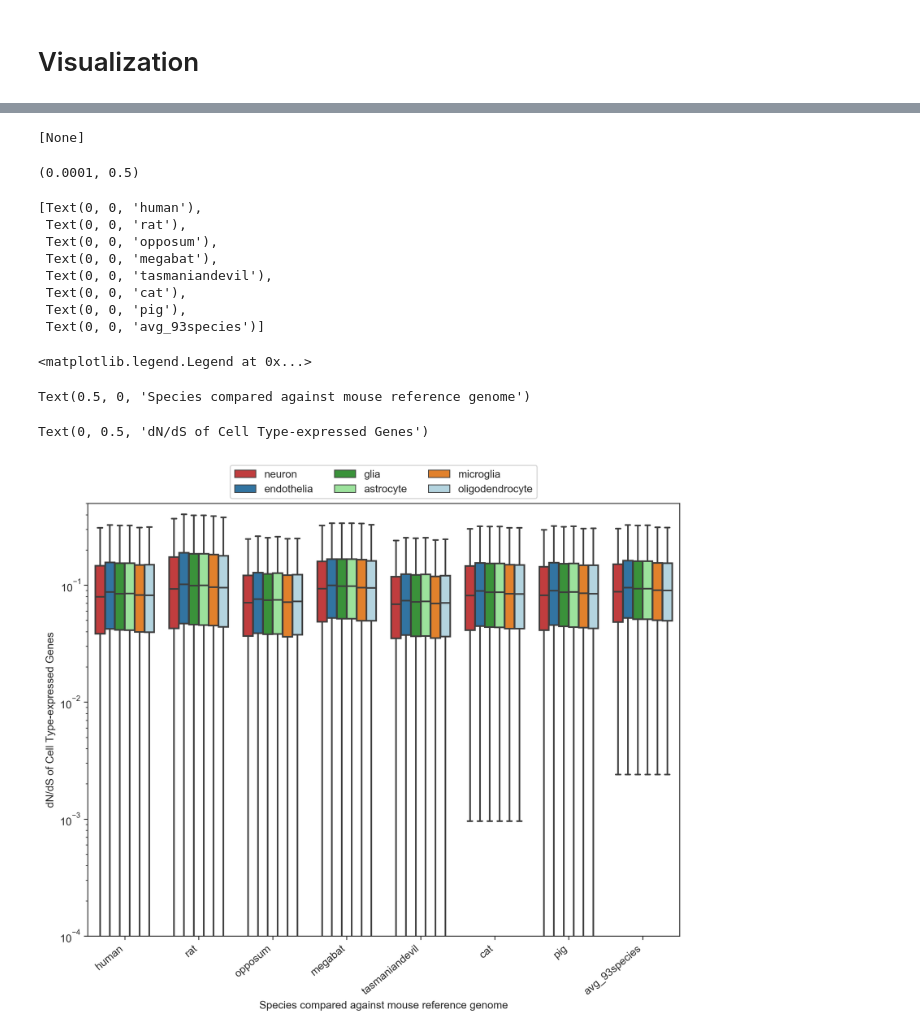
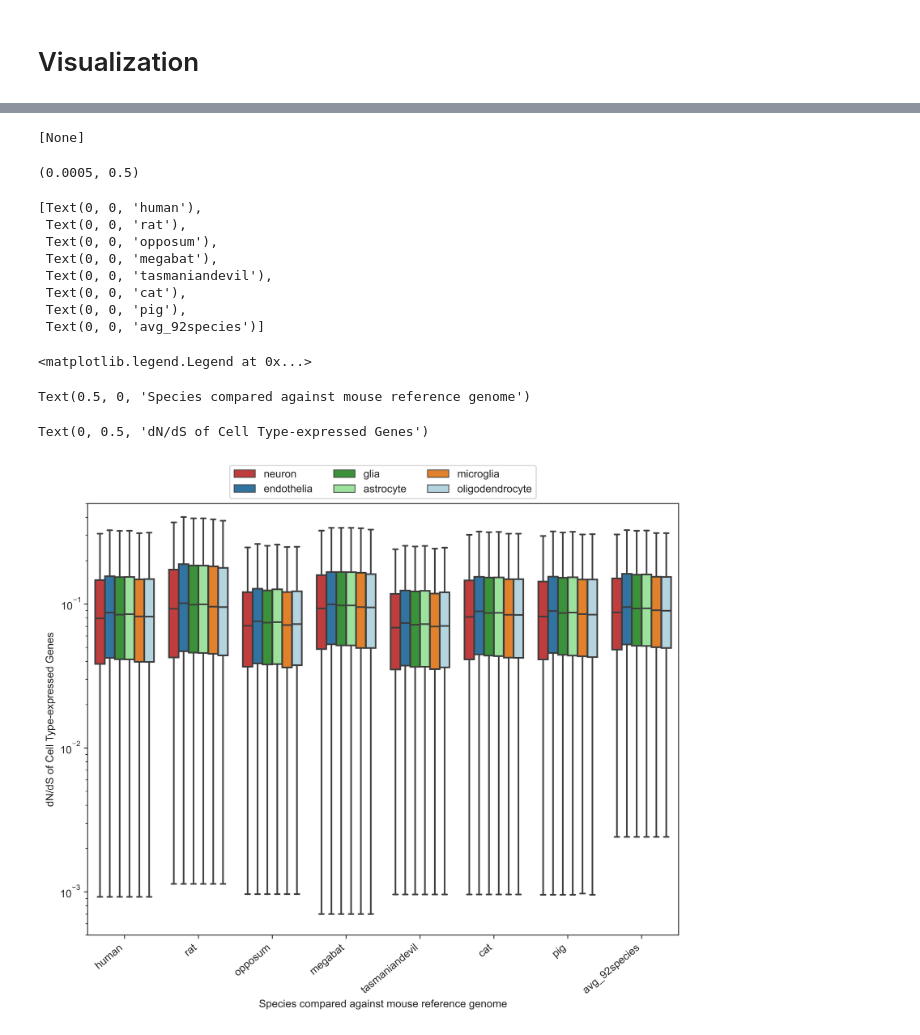
Before and after one commit to VeritatemAmo/neuron-glia-dNdS, a Jupyter notebook: jupyter_notebooks/mouse.celltype-expressed.stats_and_figures.ipynb, the cells around one changed output, grey strips where cells are left out. Saved outputs shown, nothing was run; the diff lists cells and outputs as text; code cells hidden in the pictures.

Commit message:
bar plot for cell type expressed genes' dNdS, redone with zero values removed

```diff
--- a/jupyter_notebooks/mouse.celltype-expressed.stats_and_figures.ipynb
+++ b/jupyter_notebooks/mouse.celltype-expressed.stats_and_figures.ipynb
@@ -15,7 +16,7 @@ pd.set_option('display.max_rows', 10)
 from scipy import stats
 import heapq
 # %%
-species_list=['human','rat','opposum','megabat','tasmaniandevil','cat','pig','avg_93species']
+species_list=['human','rat','opposum','megabat','tasmaniandevil','cat','pig','avg_92species'] # debug Oct 10, 2020: 92 species, not 93
 celltype_list=['neuron','endothelia','glia','astrocyte','microglia','oligodendrocyte']
 # %% [markdown]
 ### Descriptive Statistics: median and confidence interval
@@ -117,7 +134,7 @@ import matplotlib.pyplot as plt
 from statannot import add_stat_annotation
 import seaborn as sns
 # %%
-matplotlib.rcParams['figure.dpi']= 300
+matplotlib.rcParams['figure.dpi']= 600
 # %%
 from copy import deepcopy
 # %%
@@ -142,5 +142,14 @@ full_dict['human']['neuron'].sort_values(['hsapiens_dNdS'])
+# %%
+# for bar graphs to work with log scale, drop dN/dS values that equal to zero
+no_zero_dict={}
+for species in full_dict:
+    no_zero_dict[species]={}
+    for celltype in full_dict[species]:
+        df=full_dict[species][celltype]
+        no_zero_df=df[(df != 0).any(axis=1)]
+        no_zero_dict[species][celltype]=no_zero_df
 # %%
-graph_dict = deepcopy(full_dict)
+graph_dict = deepcopy(no_zero_dict)
 graph_df = pd.DataFrame(columns=['dNdS','Species','Celltype'])
 for celltype in celltype_list:
     for species in species_list:
@@ -243,36 +252,36 @@ fig = plt.figure(figsize=(10,7.5))
 ax = fig.add_subplot()
 ax = sns.boxplot(x="Species", y="dNdS", hue="Celltype", data=graph_df, showfliers=False, palette=palette)
 ax.set(yscale='log')
-ax.set_ylim(0.0001,0.5)
+ax.set_ylim(0.0005,0.5)
 # ax.set_yscale('symlog', linthreshy=0.05)
 # ax.yaxis.set_minor_locator(LogLocator(subs=np.arange(2, 10)))
 # ax.minorticks_on()
 # locmaj = matplotlib.ticker.LogLocator(base=10,numticks=1)
 # ax.yaxis.set_major_locator(locmaj)
 # locmin = matplotlib.ticker.LogLocator(base=10.0,subs=(0.2,0.4,0.6,0.8),numticks=12)
 # ax.yaxis.set_minor_locator(locmin)
 # ax.yaxis.set_minor_formatter(matplotlib.ticker.NullFormatter())
 # ax.set_ylim(0.00001,1)
 ax.set_xticklabels(ax.get_xticklabels(), rotation=40, ha="right")
 # ax.set_yticks([0,0.1,0.2,0.3,0.4,0.5])
 # ax.get_yaxis().set_major_formatter(matplotlib.ticker.ScalarFormatter())
 ax.legend(loc='upper center', bbox_to_anchor=(0.5,1.1),ncol=3)
 ax.set_xlabel("Species compared against mouse reference genome")
 ax.set_ylabel("dN/dS of Cell Type-expressed Genes")
 plt.savefig('../figures/mouse.celltype-expressed.boxplots.pdf')
 plt.show()
 # %% [output]
 [None]
-(0.0001, 0.5)
+(0.0005, 0.5)
 [Text(0, 0, 'human'),
  Text(0, 0, 'rat'),
  Text(0, 0, 'opposum'),
  Text(0, 0, 'megabat'),
  Text(0, 0, 'tasmaniandevil'),
  Text(0, 0, 'cat'),
  Text(0, 0, 'pig'),
- Text(0, 0, 'avg_93species')]
+ Text(0, 0, 'avg_92species')]
 <matplotlib.legend.Legend at 0x...>
 Text(0.5, 0, 'Species compared against mouse reference genome')
 Text(0, 0.5, 'dN/dS of Cell Type-expressed Genes')
-[figure, old version]
+[figure, new version]
```
Also changed, not shown: parts of 4 cells of this notebook, 9 other files.
